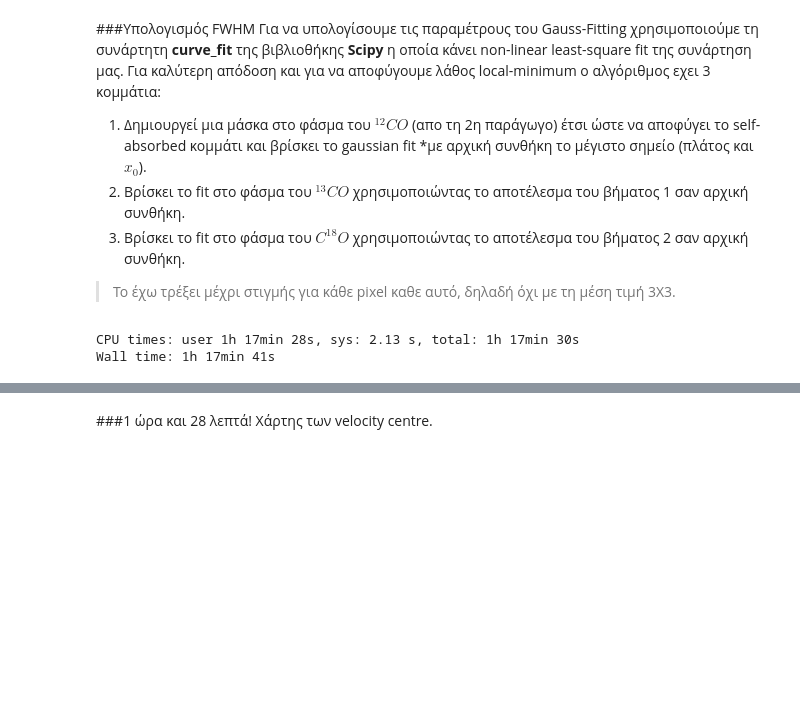
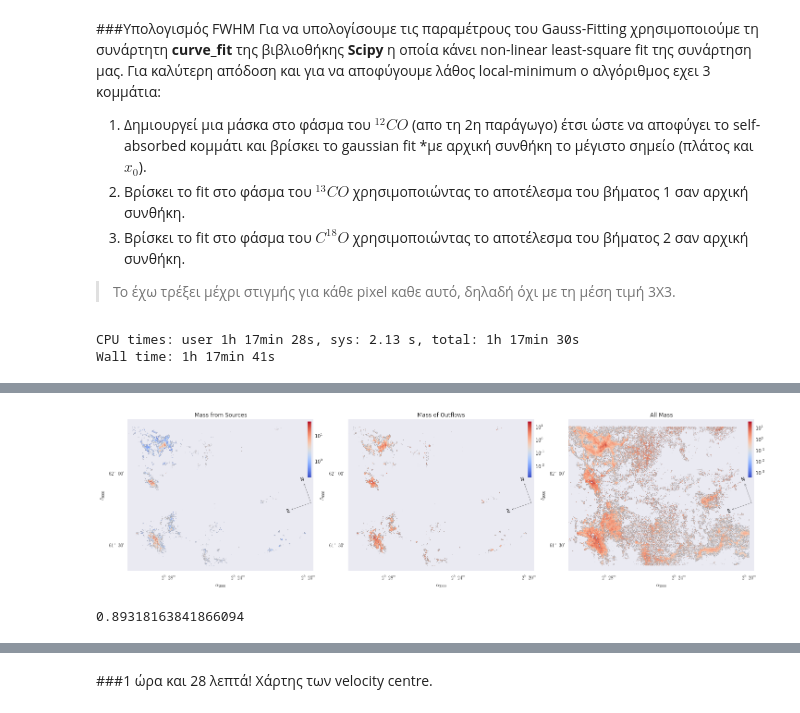
Before and after one commit to Mixpap/Ptyxiaki, a Jupyter notebook: Optical Depth.ipynb, the cells around one changed output, grey strips where cells are left out. Saved outputs shown, nothing was run; the diff lists cells and outputs as text; code cells hidden in the pictures; blank space fills up the shorter version.

```diff
--- a/Optical Depth.ipynb
+++ b/Optical Depth.ipynb
@@ -296,0 +306,8 @@ Wall time: 1h 17min 41s
+# %%
+i12,i12p,i12o=i12*functions.vres,i12p*functions.vres,i12o*functions.vres
+# %%
+M_all=MassEst(tau12_f,i12,Tx12,d=2.,res=7.7,j=3,i=2,X=functions.ab12CO_H2,fco=functions.v_co12_j32*1e9)
+M_p=MassEst(tau12_f,i12p,Tx12,d=2.,res=7.7,j=3,i=2,X=functions.ab12CO_H2,fco=functions.v_co12_j32*1e9)
+M_o=MassEst(tau12_f,i12o,Tx12,d=2.,res=7.7,j=3,i=2,X=functions.ab12CO_H2,fco=functions.v_co12_j32*1e9)
+# %%
+M_o.fill_value=np.nan
@@ -296,0 +318,4 @@ Wall time: 1h 17min 41s
+# %%
+functions.plot_maps(maps=[M_all,M_p,M_o],titles=['All Mass','Mass from Sources','Mass of Outflows'],fn='f',coords=w18,norm='log')
+# %% [output]
+[figure, added]
@@ -296,0 +328,4 @@ Wall time: 1h 17min 41s
+# %%
+pyr.sum()/M_o.sum()
+# %% [output]
+0.89318163841866094
```
Also changed, not shown: parts of 13 cells of this notebook, 20 other files.
